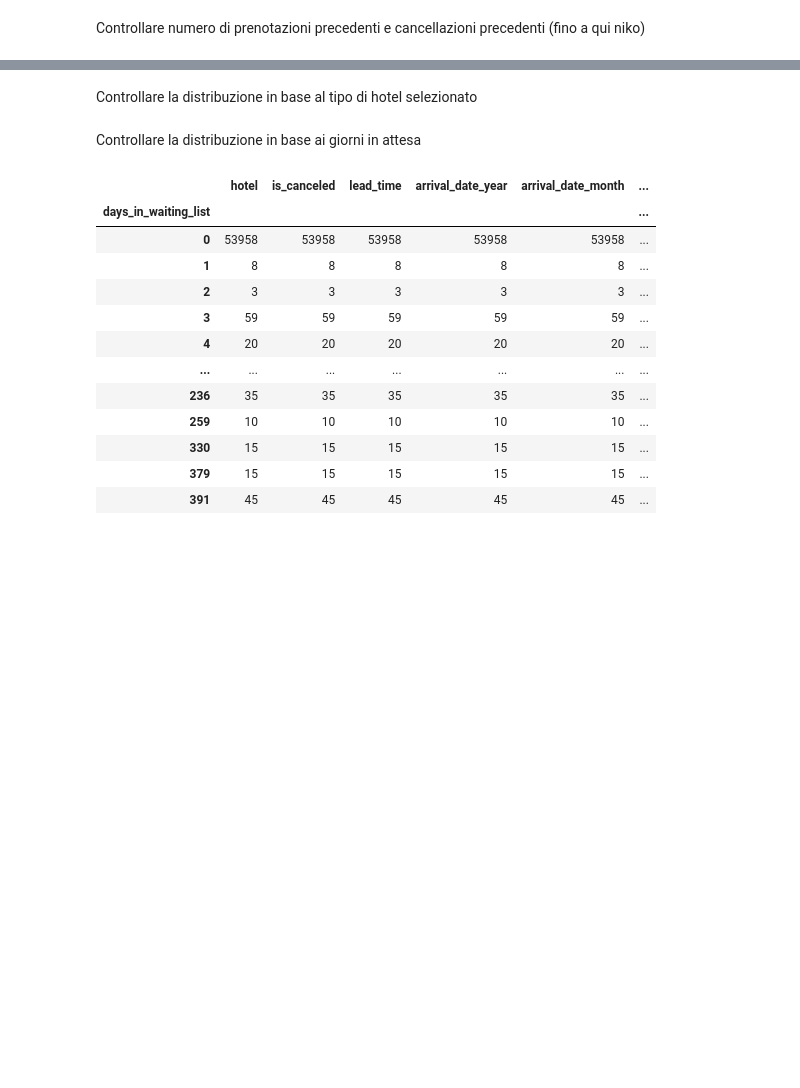
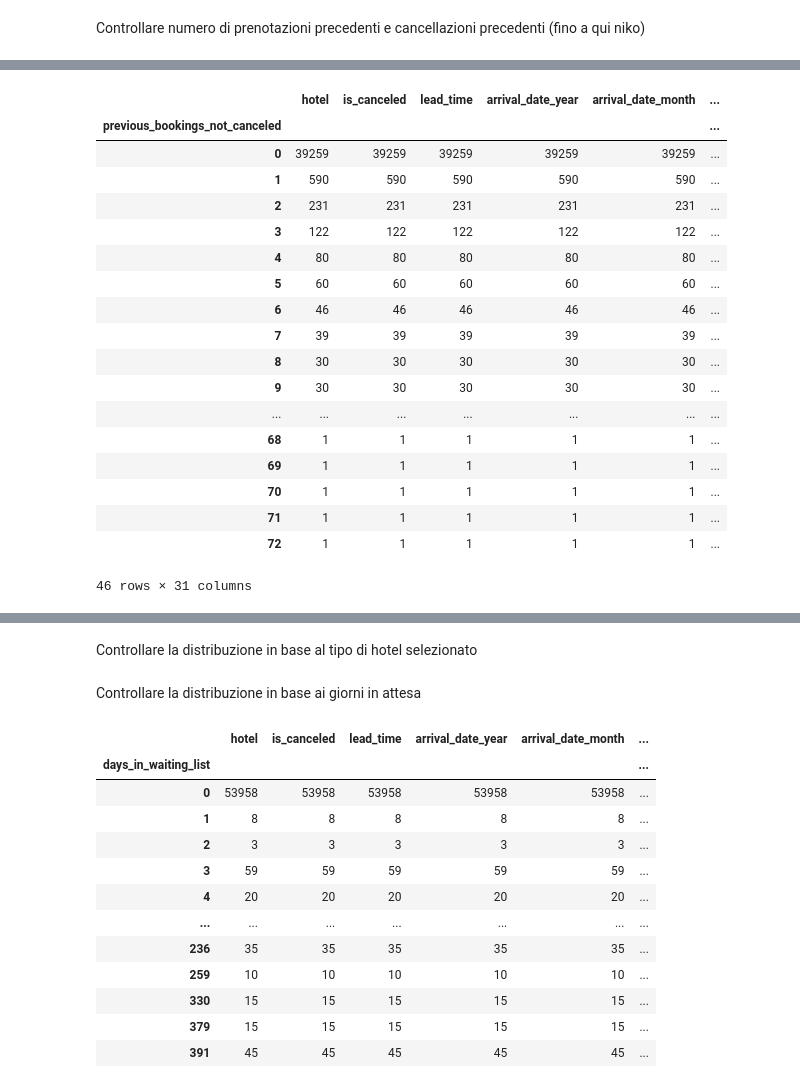
Before and after one commit to Nikocioni/progetto_programmazione_nik_ross_salvo, a Jupyter notebook: progetto_niko_ross_salvo_2.ipynb, the cells around one changed output, grey strips where cells are left out. Drawn from its saved outputs; the diff is of its cells as text; code cells hidden in the pictures; blank space fills up the shorter version.

```diff
--- a/progetto_niko_ross_salvo_2.ipynb
+++ b/progetto_niko_ross_salvo_2.ipynb
@@ -382,0 +474,22 @@ Controllare numero di prenotazioni precedenti e cancellazioni precedenti (fino a
+# %%
+test.groupby(test["previous_bookings_not_canceled"]).count()
+# %% [output]
+|  | hotel | is_canceled | lead_time | arrival_date_year | arrival_date_month | ... |
+| previous_bookings_not_canceled |  |  |  |  |  | ... |
+| 0 | 39259 | 39259 | 39259 | 39259 | 39259 | ... |
+| 1 | 590 | 590 | 590 | 590 | 590 | ... |
+| 2 | 231 | 231 | 231 | 231 | 231 | ... |
+| 3 | 122 | 122 | 122 | 122 | 122 | ... |
+| 4 | 80 | 80 | 80 | 80 | 80 | ... |
+| 5 | 60 | 60 | 60 | 60 | 60 | ... |
+| 6 | 46 | 46 | 46 | 46 | 46 | ... |
+| 7 | 39 | 39 | 39 | 39 | 39 | ... |
+| 8 | 30 | 30 | 30 | 30 | 30 | ... |
+| 9 | 30 | 30 | 30 | 30 | 30 | ... |
+| ... | ... | ... | ... | ... | ... | ... |
+| 68 | 1 | 1 | 1 | 1 | 1 | ... |
+| 69 | 1 | 1 | 1 | 1 | 1 | ... |
+| 70 | 1 | 1 | 1 | 1 | 1 | ... |
+| 71 | 1 | 1 | 1 | 1 | 1 | ... |
+| 72 | 1 | 1 | 1 | 1 | 1 | ... |
+46 rows × 31 columns
```
Also changed, not shown: parts of 23 cells of this notebook.
